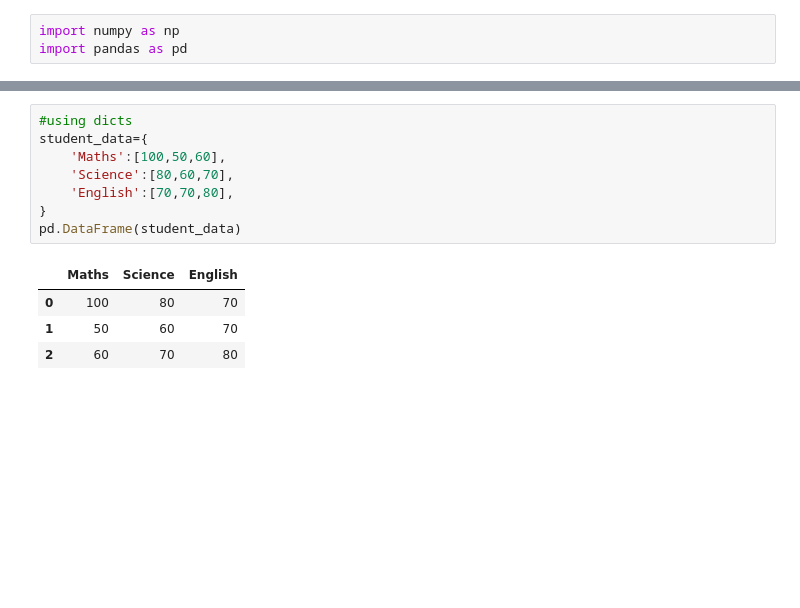
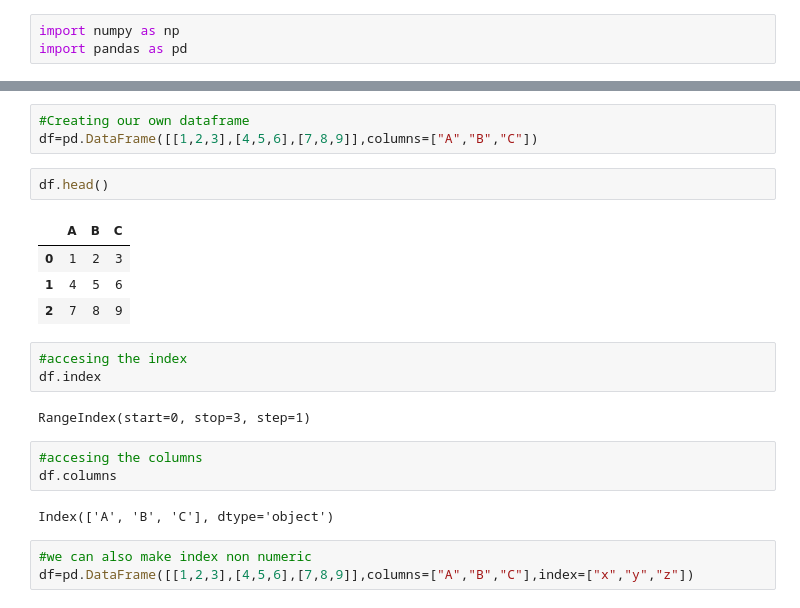
Before and after one commit to omkarpattnaik8080/MachineLearningAll, a Jupyter notebook: Pandas.ipynb, the cells around one changed output, grey strips where cells are left out. Drawn from its saved outputs; the diff is of its cells as text; blank space fills up the shorter version.

```diff
--- a/Pandas.ipynb
+++ b/Pandas.ipynb
@@ -21,13 +8,23 @@ pd.DataFrame(student_data,columns=['Maths','Science','English'])
-# %%
-#using dicts
-student_data={
-    'Maths':[100,50,60],
-    'Science':[80,60,70],
-    'English':[70,70,80],
-}
-pd.DataFrame(student_data)
-# %% [output]
-|  | Maths | Science | English |
-| 0 | 100 | 80 | 70 |
-| 1 | 50 | 60 | 70 |
-| 2 | 60 | 70 | 80 |
+# %%
+#Creating our own dataframe
+df=pd.DataFrame([[1,2,3],[4,5,6],[7,8,9]],columns=["A","B","C"])
+# %%
+df.head()
+# %% [output]
+|  | A | B | C |
+| 0 | 1 | 2 | 3 |
+| 1 | 4 | 5 | 6 |
+| 2 | 7 | 8 | 9 |
+# %%
+#accesing the index
+df.index
+# %% [output]
+RangeIndex(start=0, stop=3, step=1)
+# %%
+#accesing the columns
+df.columns
+# %% [output]
+Index(['A', 'B', 'C'], dtype='object')
+# %%
+#we can also make index non numeric
+df=pd.DataFrame([[1,2,3],[4,5,6],[7,8,9]],columns=["A","B","C"],index=["x","y","z"])
```
Also changed, not shown: parts of 22 cells of this notebook.
